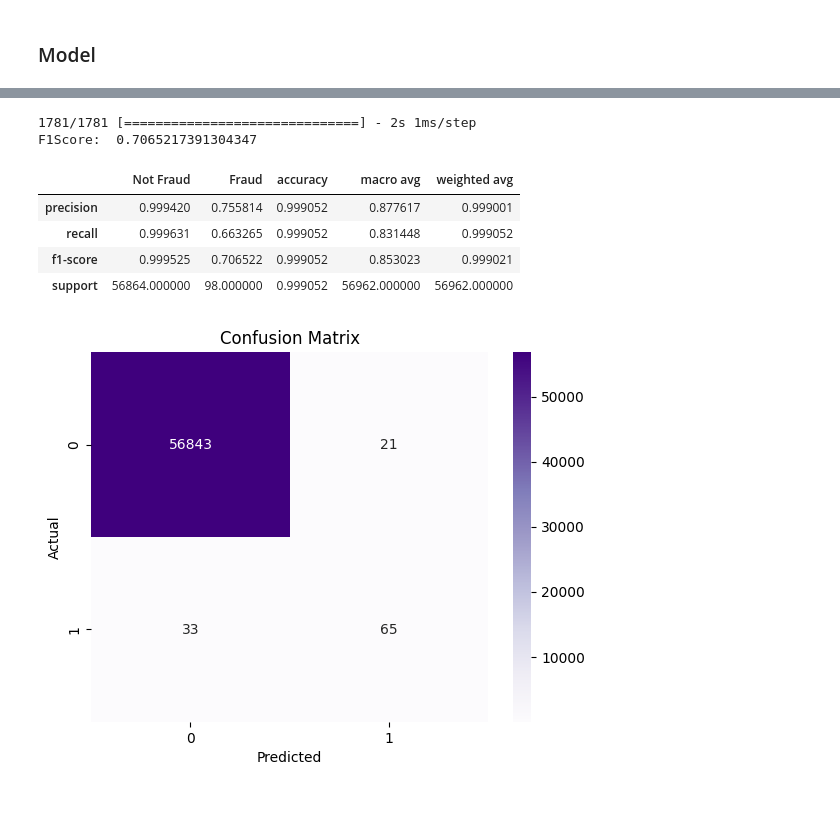
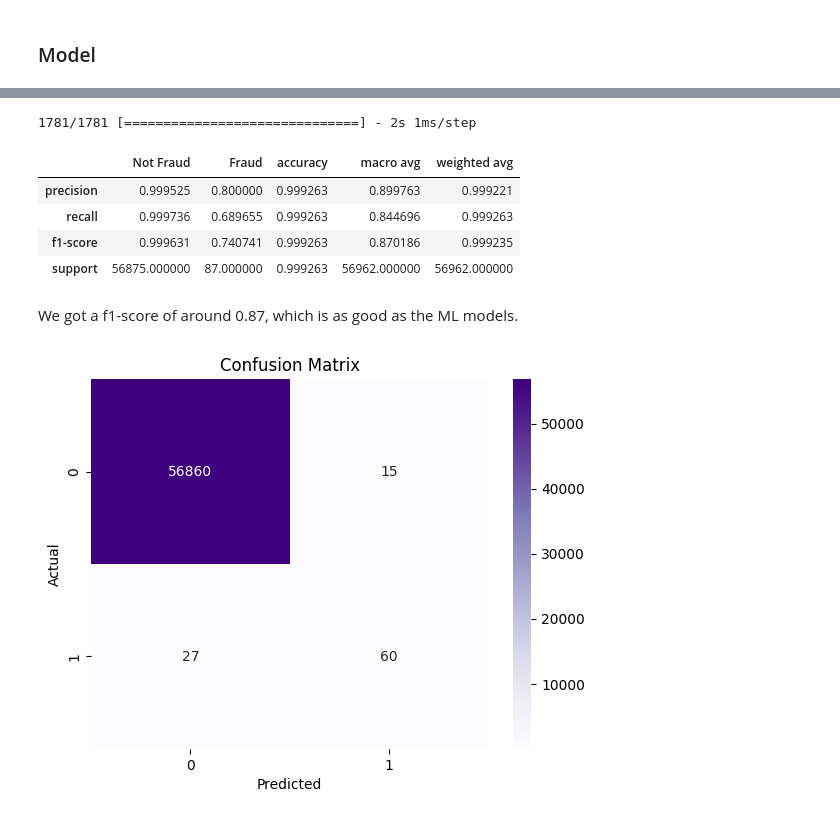
Before and after one commit to clement-cvll/creditcard-fraud-ML, a Jupyter notebook: neural-networkalt.ipynb, the cells around one changed output, grey strips where cells are left out. Cells and saved outputs as stored; diff of their text form; code cells hidden in the pictures.

```diff
--- a/neural-networkalt.ipynb
+++ b/neural-networkalt.ipynb
@@ -21,8 +21,7 @@ q3 = np.quantile(X, 0.75)
 iqr = np.where(q3 - q1 == 0, 0.0001, q3 - q1)
 
 # Splitting the dataset into the Training set and Test set
-X_train, X_test, y_train, y_test = train_test_split((df.drop(['Class'], axis=1) - medians) / iqr, df['Class'], test_size = 0.4, random_state = 1)
-X_val, X_test, y_val, y_test = train_test_split(X_test, y_test, test_size = 0.5, random_state = 1)
+X_train, X_test, y_train, y_test = train_test_split((df.drop(['Class'], axis=1) - medians) / iqr, df['Class'], test_size = 0.2, random_state = 1)
 # %% [markdown]
 ### Model
 # %%
@@ -127,16 +84,16 @@ def f1(y_pred, y_test):
 # %%
-import seaborn as sns
+# Classification report to evaluate the model
 from sklearn.metrics import classification_report
-import matplotlib.pyplot as plt
-y_pred = (model.predict(X_test) > 0.5).astype(int)
-print('F1Score: ', f1( y_pred, y_test))
+
+y_pred = np.argmax(model.predict(X_test), axis=-1)
 pd.DataFrame(classification_report(y_test, y_pred, output_dict=True, target_names=['Not Fraud', 'Fraud']))
 # %% [output]
 1781/1781 [==============================] - 2s 1ms/step
-F1Score:  0.7065217391304347
 |  | Not Fraud | Fraud | accuracy | macro avg | weighted avg |
-| precision | 0.999420 | 0.755814 | 0.999052 | 0.877617 | 0.999001 |
-| recall | 0.999631 | 0.663265 | 0.999052 | 0.831448 | 0.999052 |
-| f1-score | 0.999525 | 0.706522 | 0.999052 | 0.853023 | 0.999021 |
-| support | 56864.000000 | 98.000000 | 0.999052 | 56962.000000 | 56962.000000 |
+| precision | 0.999525 | 0.800000 | 0.999263 | 0.899763 | 0.999221 |
+| recall | 0.999736 | 0.689655 | 0.999263 | 0.844696 | 0.999263 |
+| f1-score | 0.999631 | 0.740741 | 0.999263 | 0.870186 | 0.999235 |
+| support | 56875.000000 | 87.000000 | 0.999263 | 56962.000000 | 56962.000000 |
+# %% [markdown]
+We got a f1-score of around 0.87, which is as good as the ML models.
 # %%
```
Also changed, not shown: parts of 4 cells of this notebook, 10 other files.
